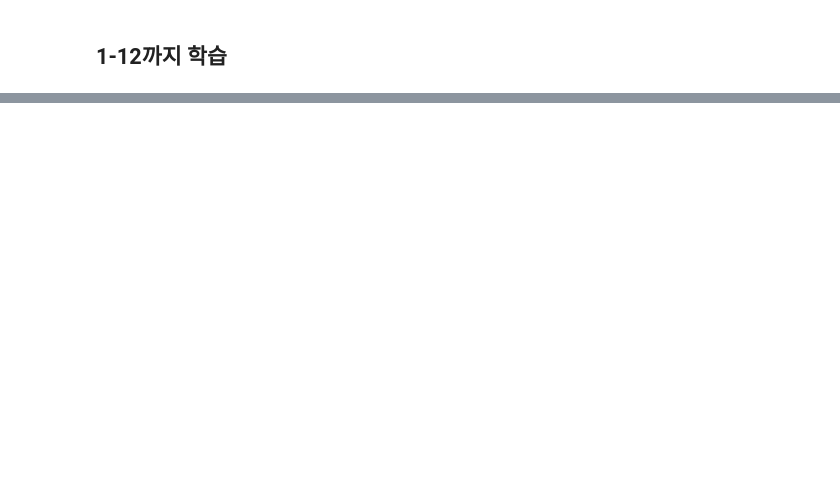
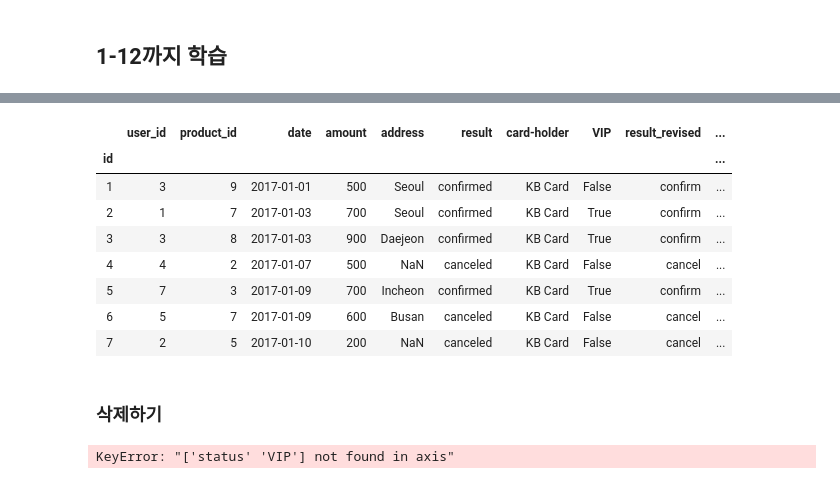
Before and after one commit to dongwooha/DS-School, a Jupyter notebook: Data_Analysis_Studies/Pandas_Review.ipynb, the cells around one changed output, grey strips where cells are left out. Saved outputs shown, nothing was run; the diff lists cells and outputs as text; code cells hidden in the pictures; blank space fills up the shorter version.

```diff
--- a/Data_Analysis_Studies/Pandas_Review.ipynb
+++ b/Data_Analysis_Studies/Pandas_Review.ipynb
@@ -485,0 +693,3 @@ pandas.core.series.Series
+# %%
+order["VIP"] = high & confirm
+order
@@ -485,0 +718,22 @@ pandas.core.series.Series
+# %%
+order.loc[high&confirm, "status"] = "VIP"
+order.loc[~high|~confirm, "status"] = "none-VIP"
+order
+# %% [output]
+|  | user_id | product_id | date | amount | address | result | card-holder | VIP | result_revised | ... |
+| id |  |  |  |  |  |  |  |  |  | ... |
+| 1 | 3 | 9 | 2017-01-01 | 500 | Seoul | confirmed | KB Card | False | confirm | ... |
+| 2 | 1 | 7 | 2017-01-03 | 700 | Seoul | confirmed | KB Card | True | confirm | ... |
+| 3 | 3 | 8 | 2017-01-03 | 900 | Daejeon | confirmed | KB Card | True | confirm | ... |
+| 4 | 4 | 2 | 2017-01-07 | 500 | NaN | canceled | KB Card | False | cancel | ... |
+| 5 | 7 | 3 | 2017-01-09 | 700 | Incheon | confirmed | KB Card | True | confirm | ... |
+| 6 | 5 | 7 | 2017-01-09 | 600 | Busan | canceled | KB Card | False | cancel | ... |
+| 7 | 2 | 5 | 2017-01-10 | 200 | NaN | canceled | KB Card | False | cancel | ... |
+# %% [markdown]
+### 삭제하기
+# %%
+order = order.drop(["status", "VIP"], axis = "columns")
+
+order
+# %% [output]
+KeyError: "['status' 'VIP'] not found in axis"
```
Also changed, not shown: parts of 45 cells of this notebook.
